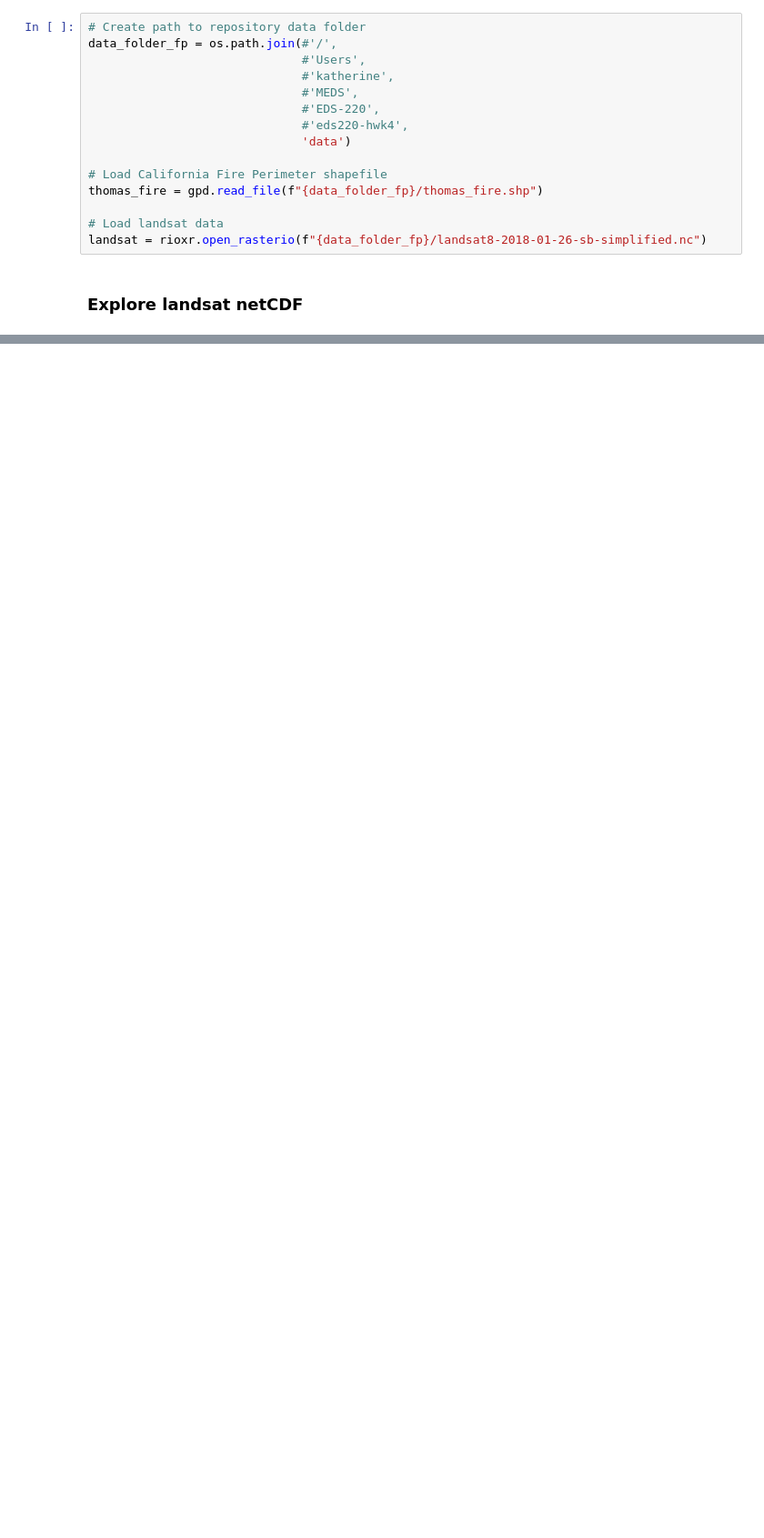
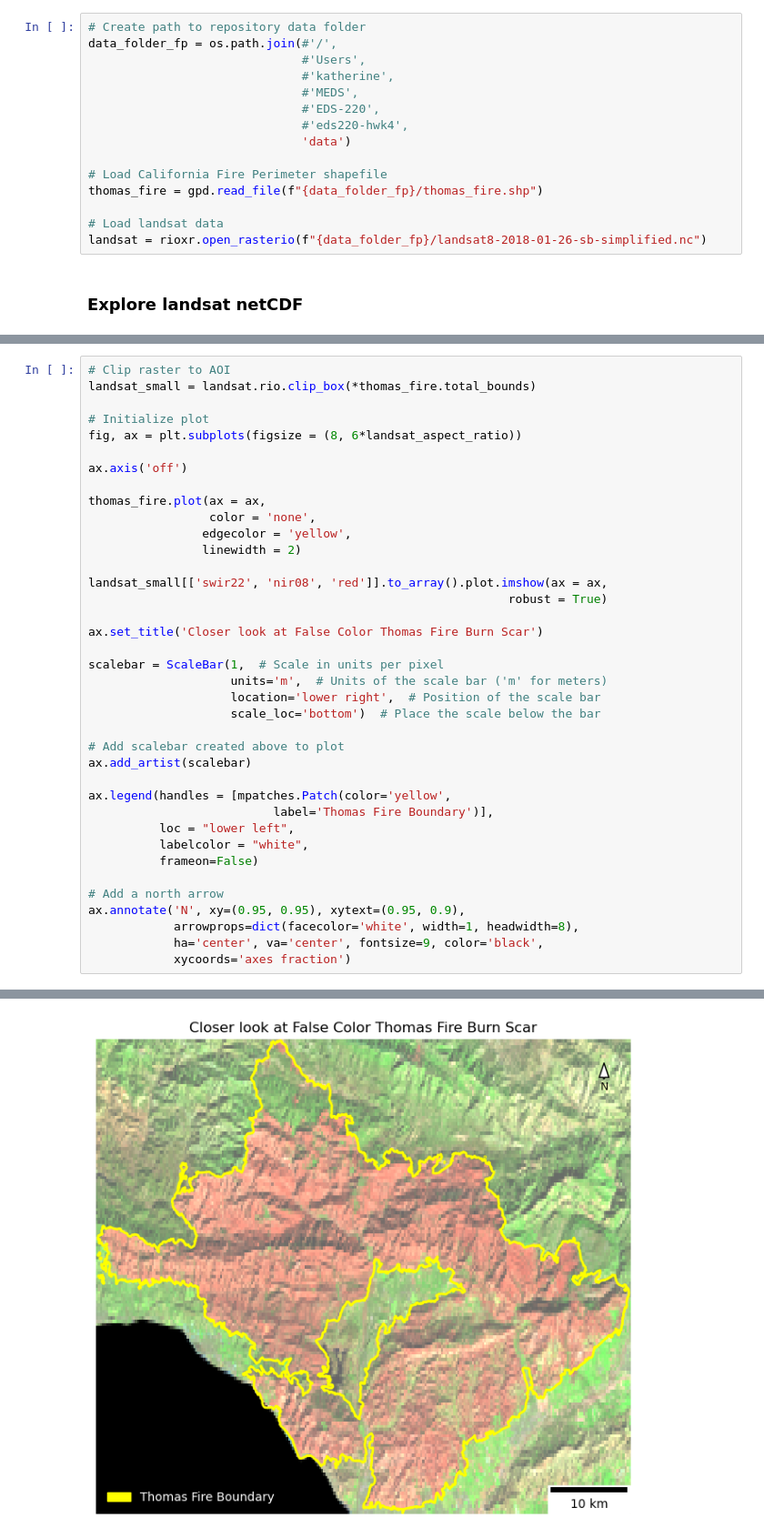
Before and after one commit to katleyq/eds220-hwk4, a Jupyter notebook: hwk4-task2-false-color-LE.ipynb, the cells around one changed output, grey strips where cells are left out. Shown at 91% size. Cells and saved outputs as stored; diff of their text form; blank space fills up the shorter version.

```diff
--- a/hwk4-task2-false-color-LE.ipynb
+++ b/hwk4-task2-false-color-LE.ipynb
@@ -99,0 +200,39 @@ plt.show()
+# %%
+# Clip raster to AOI
+landsat_small = landsat.rio.clip_box(*thomas_fire.total_bounds)
+
+# Initialize plot
+fig, ax = plt.subplots(figsize = (8, 6*landsat_aspect_ratio))
+
+ax.axis('off')
+
+thomas_fire.plot(ax = ax,
+                 color = 'none',
+                edgecolor = 'yellow',
+                linewidth = 2)
+
+landsat_small[['swir22', 'nir08', 'red']].to_array().plot.imshow(ax = ax,
+                                                           robust = True)
+
+ax.set_title('Closer look at False Color Thomas Fire Burn Scar')
+
+scalebar = ScaleBar(1,  # Scale in units per pixel
+                    units='m',  # Units of the scale bar ('m' for meters)
+                    location='lower right',  # Position of the scale bar
+                    scale_loc='bottom')  # Place the scale below the bar
+
+# Add scalebar created above to plot
+ax.add_artist(scalebar)
+
+ax.legend(handles = [mpatches.Patch(color='yellow',
+                          label='Thomas Fire Boundary')],
+          loc = "lower left",
+          labelcolor = "white",
+          frameon=False)
+
+# Add a north arrow
+ax.annotate('N', xy=(0.95, 0.95), xytext=(0.95, 0.9),
+            arrowprops=dict(facecolor='white', width=1, headwidth=8),
+            ha='center', va='center', fontsize=9, color='black',
+            xycoords='axes fraction')
+# %% [output]
@@ -99,0 +240 @@ plt.show()
+[figure, added]
```
Also changed, not shown: parts of 18 cells of this notebook, 2 other files.
